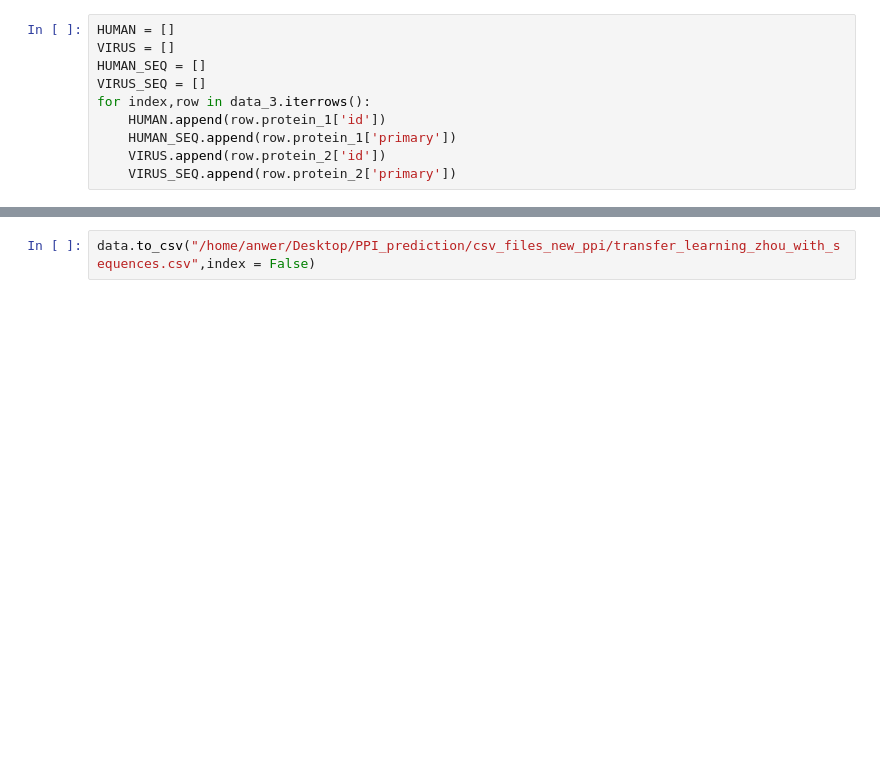
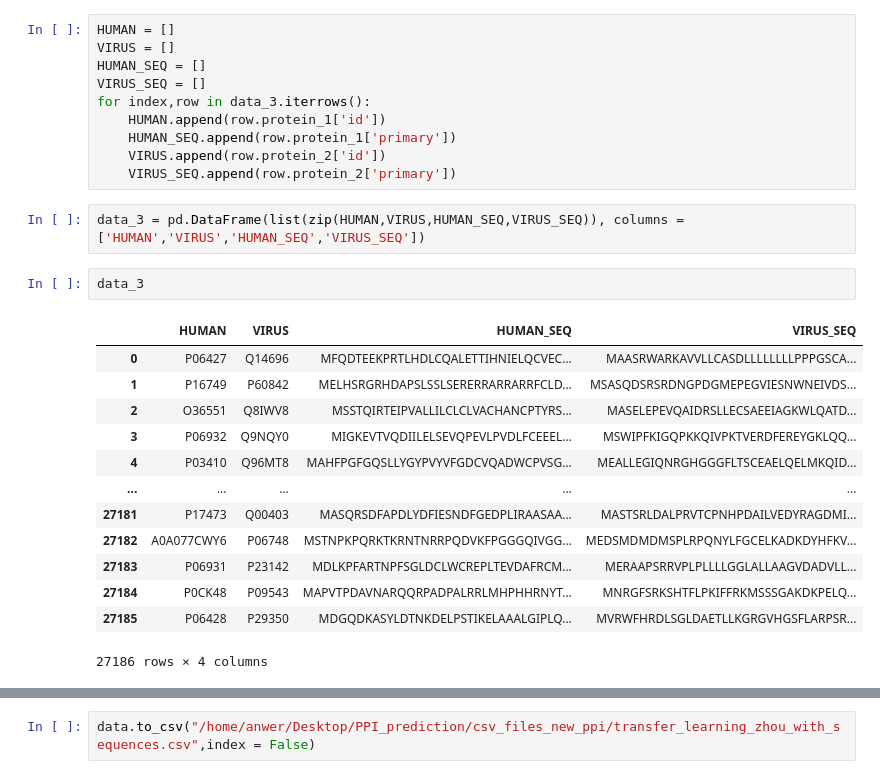
Before and after one commit to danish2562022/PPI_prediction, a Jupyter notebook: jupyter_notebooks_utils/Transfer Learning for predicting virus-host protein interactions for novel virus sequences.ipynb, the cells around one changed output, grey strips where cells are left out. Drawn from its saved outputs; the diff is of its cells as text; blank space fills up the shorter version.

```diff
--- a/jupyter_notebooks_utils/Transfer Learning for predicting virus-host protein interactions for novel virus sequences.ipynb
+++ b/jupyter_notebooks_utils/Transfer Learning for predicting virus-host protein interactions for novel virus sequences.ipynb
@@ -176,3 +204,21 @@ for index,row in data_3.iterrows():
     HUMAN_SEQ.append(row.protein_1['primary'])
     VIRUS.append(row.protein_2['id'])
     VIRUS_SEQ.append(row.protein_2['primary'])
+# %%
+data_3 = pd.DataFrame(list(zip(HUMAN,VIRUS,HUMAN_SEQ,VIRUS_SEQ)), columns = ['HUMAN','VIRUS','HUMAN_SEQ','VIRUS_SEQ'])
+# %%
+data_3
+# %% [output]
+|  | HUMAN | VIRUS | HUMAN_SEQ | VIRUS_SEQ |
+| 0 | P06427 | Q14696 | MFQDTEEKPRTLHDLCQALETTIHNIELQCVEC... | MAASRWARKAVVLLCASDLLLLLLLLPPPGSCA... |
+| 1 | P16749 | P60842 | MELHSRGRHDAPSLSSLSERERRARRARRFCLD... | MSASQDSRSRDNGPDGMEPEGVIESNWNEIVDS... |
+| 2 | O36551 | Q8IWV8 | MSSTQIRTEIPVALLILCLCLVACHANCPTYRS... | MASELEPEVQAIDRSLLECSAEEIAGKWLQATD... |
+| 3 | P06932 | Q9NQY0 | MIGKEVTVQDIILELSEVQPEVLPVDLFCEEEL... | MSWIPFKIGQPKKQIVPKTVERDFEREYGKLQQ... |
+| 4 | P03410 | Q96MT8 | MAHFPGFGQSLLYGYPVYVFGDCVQADWCPVSG... | MEALLEGIQNRGHGGGFLTSCEAELQELMKQID... |
+| ... | ... | ... | ... | ... |
+| 27181 | P17473 | Q00403 | MASQRSDFAPDLYDFIESNDFGEDPLIRAASAA... | MASTSRLDALPRVTCPNHPDAILVEDYRAGDMI... |
+| 27182 | A0A077CWY6 | P06748 | MSTNPKPQRKTKRNTNRRPQDVKFPGGGQIVGG... | MEDSMDMDMSPLRPQNYLFGCELKADKDYHFKV... |
+| 27183 | P06931 | P23142 | MDLKPFARTNPFSGLDCLWCREPLTEVDAFRCM... | MERAAPSRRVPLPLLLLGGLALLAAGVDADVLL... |
+| 27184 | P0CK48 | P09543 | MAPVTPDAVNARQQRPADPALRRLMHPHHRNYT... | MNRGFSRKSHTFLPKIFFRKMSSSGAKDKPELQ... |
+| 27185 | P06428 | P29350 | MDGQDKASYLDTNKDELPSTIKELAAALGIPLQ... | MVRWFHRDLSGLDAETLLKGRGVHGSFLARPSR... |
+27186 rows × 4 columns
```
Also changed, not shown: parts of 9 cells of this notebook, 2 other files.
